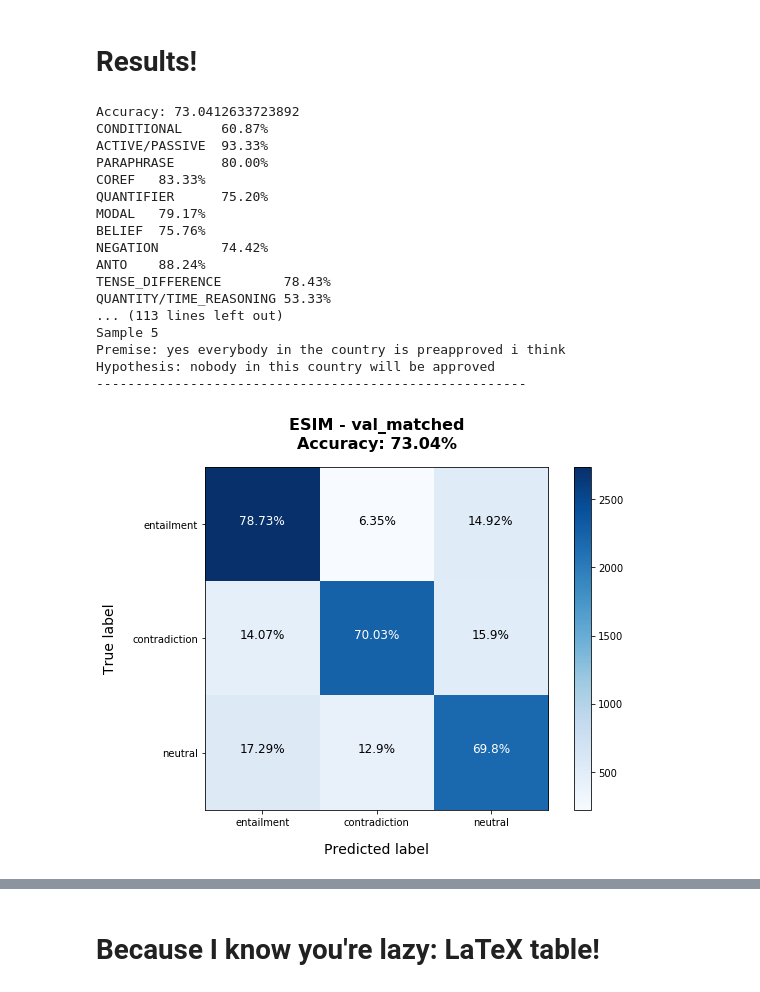
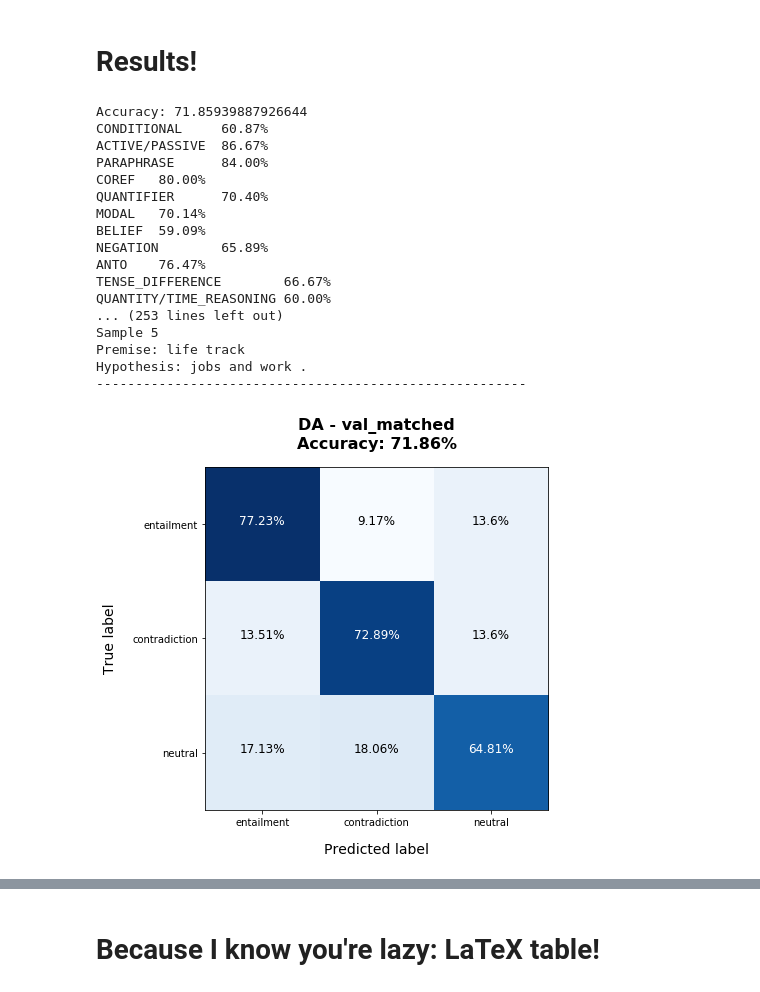
Before and after one commit to ack8006/nlp-multinli, a Jupyter notebook: jupyter/Evaluate models.ipynb, the cells around one changed output, grey strips where cells are left out. Saved outputs shown, nothing was run; the diff lists cells and outputs as text; code cells hidden in the pictures.

```diff
--- a/jupyter/Evaluate models.ipynb
+++ b/jupyter/Evaluate models.ipynb
@@ -94,7 +97,7 @@ class_map = {0: 'entailment',
 # %% [markdown]
 # Load model
 # %%
-saved_model = 'Model_ESIM_acc_73.0413_epoch_6_model.pt'
+saved_model = 'Model_DA_acc_71.8594_epoch_74_model.pt'
 model = torch.load('../saved_models/' + saved_model)
 # %%
 model
@@ -170,14 +179,6 @@ def plot_confusion_matrix(true_values, predicted_values,
     """
     cm = metrics.confusion_matrix(true_values, predicted_values, labels = classes)
 
-    fig, ax = plt.subplots(figsize=(8,6))
-    plt.imshow(cm, interpolation='nearest', cmap=cmap)
-    ax.set_title(title, fontsize=16, fontweight='bold')
-    plt.colorbar()
-    tick_marks = np.arange(len(classes))
-    plt.xticks(tick_marks, [class_map[i] for i in classes])
-    plt.yticks(tick_marks, [class_map[i] for i in classes])
-
     if normalize:
         cm = np.around(100 * cm.astype('float') / cm.sum(axis=1)[:, np.newaxis], decimals=2)
         print("Normalized confusion matrix")
@@ -186,6 +187,13 @@ def plot_confusion_matrix(true_values, predicted_values,
 
     print(cm)
 
+    fig, ax = plt.subplots(figsize=(8,6))
+    plt.imshow(cm, interpolation='nearest', cmap=cmap)
+    ax.set_title(title, fontsize=16, fontweight='bold')
+    tick_marks = np.arange(len(classes))
+    plt.xticks(tick_marks, [class_map[i] for i in classes])
+    plt.yticks(tick_marks, [class_map[i] for i in classes])
+
     thresh = cm.max() / 2.
     for i, j in itertools.product(range(cm.shape[0]), range(cm.shape[1])):
         plt.text(j, i, '{0}%'.format(cm[i, j]),
@@ -193,6 +201,7 @@ def plot_confusion_matrix(true_values, predicted_values,
                  color="white" if cm[i, j] > thresh else "black",
                  size='large')
 
+#     plt.colorbar()
     plt.tight_layout()
     plt.ylabel('True label')
     plt.xlabel('Predicted label')
@@ -273,30 +282,30 @@ def results(val_name, val_iter, annotations, model):
 
     plot_confusion_matrix(labels, predictions, title='%s - %s\nAccuracy: %0.2f%%'
                                                   % (args.model_type, val_name, accuracy))
-    for i in range(2):
-        for j in range(2):
+    for i in range(3):
+        for j in range(3):
             print_samples(labels, predictions, premises, hypotheses, i, j)
 
-    return sub_accs
+    return  predictions, labels, premises, hypotheses, pair_ids, sub_accs
 # %%
-matched_accs = results('val_matched', val_iter_matched, matched_annotations, model)
+matched_predictions, matched_labels, matched_premises, matched_hypotheses, matched_pair_ids, matched_accs = results('val_matched', val_iter_matched, matched_annotations, model)
 # %% [output]
-Accuracy: 73.0412633723892
+Accuracy: 71.85939887926644
 CONDITIONAL     60.87%
-ACTIVE/PASSIVE  93.33%
-PARAPHRASE      80.00%
-COREF   83.33%
-QUANTIFIER      75.20%
-MODAL   79.17%
-BELIEF  75.76%
-NEGATION        74.42%
-ANTO    88.24%
-TENSE_DIFFERENCE        78.43%
-QUANTITY/TIME_REASONING 53.33%
-... (113 lines left out)
+ACTIVE/PASSIVE  86.67%
+PARAPHRASE      84.00%
+COREF   80.00%
+QUANTIFIER      70.40%
+MODAL   70.14%
+BELIEF  59.09%
+NEGATION        65.89%
+ANTO    76.47%
+TENSE_DIFFERENCE        66.67%
+QUANTITY/TIME_REASONING 60.00%
+... (253 lines left out)
 Sample 5
-Premise: yes everybody in the country is preapproved i think
-Hypothesis: nobody in this country will be approved
+Premise: life track
+Hypothesis: jobs and work .
 -------------------------------------------------------
-[figure, old version]
+[figure, new version]
 # %%
```
Also changed, not shown: parts of 13 cells of this notebook.
